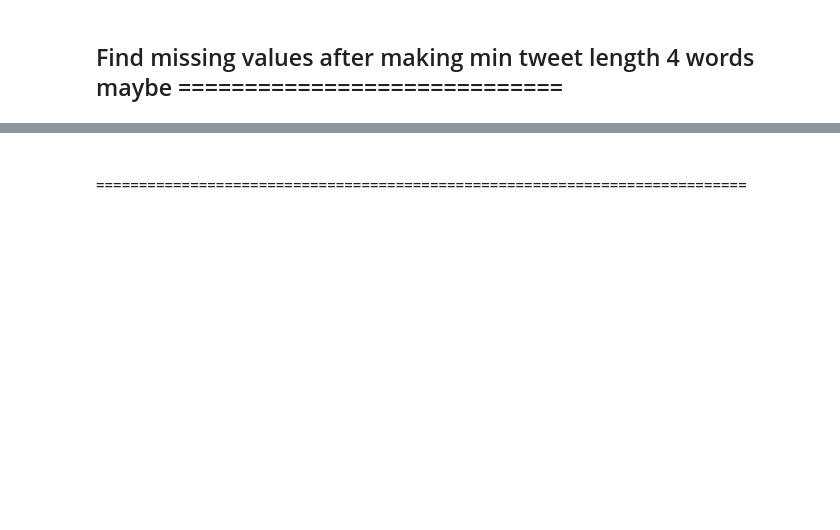
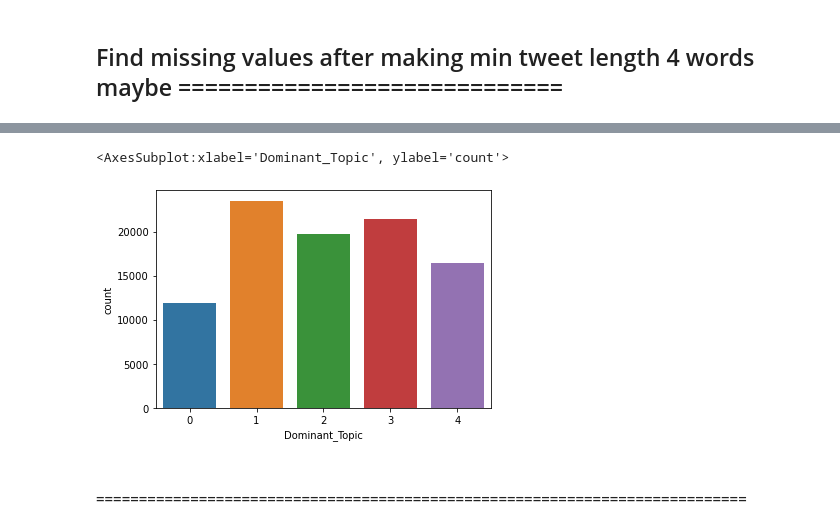
Before and after one commit to Auustiino/Tesla-Perception-Audit, a Jupyter notebook: Topic-Modeling-Exploration-Copy3.ipynb, the cells around one changed output, grey strips where cells are left out. Cells and saved outputs as stored; diff of their text form; code cells hidden in the pictures; blank space fills up the shorter version.

```diff
--- a/Topic-Modeling-Exploration-Copy3.ipynb
+++ b/Topic-Modeling-Exploration-Copy3.ipynb
@@ -183,7 +187,7 @@ base_model = LdaMulticore(corpus=corpus,
                           id2word=id2word,
                           workers=7,
                           passes=5,
-                          chunksize=2500,
+                          chunksize=2000,
                           random_state = 42)
 words = [re.findall(r'"([^"]*)"',t[1]) for t in base_model.print_topics()]
 topics = [' '.join(t[0:10]) for t in words]
@@ -298,2 +317,9 @@ fig = go.Figure(
+# %%
+# Topic Distributions
+topic_dist = pd.Series(df_topic_sents_keywords.Dominant_Topic, dtype = 'category')
+sns.countplot(topic_dist)
+# %% [output]
+<AxesSubplot:xlabel='Dominant_Topic', ylabel='count'>
+[figure, added]
 # %% [markdown]
 #### ============================================================================
```
Also changed, not shown: parts of 44 cells of this notebook, 2 other files.
